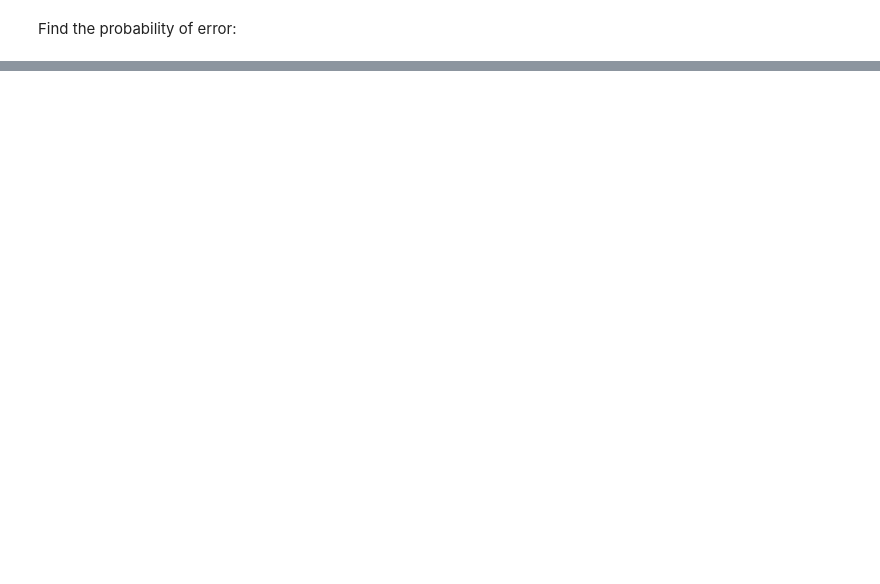
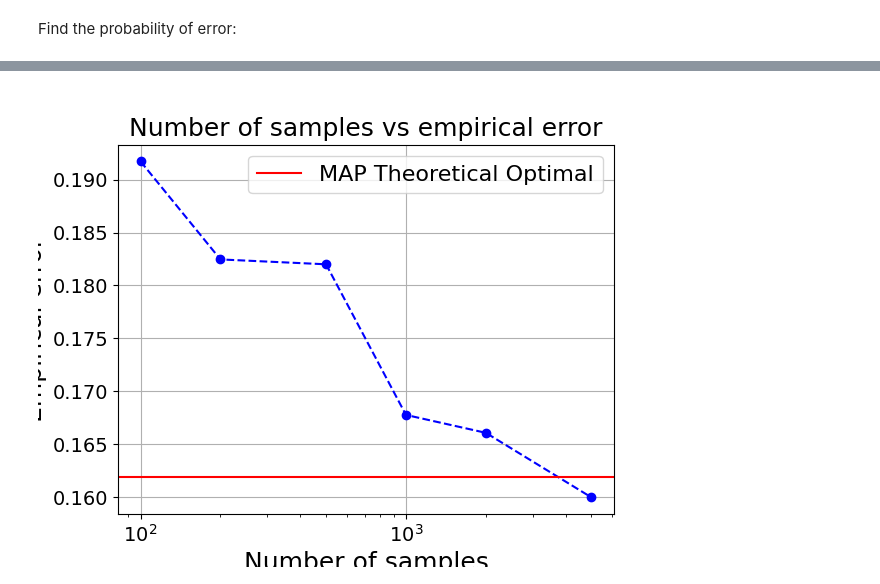
Before and after one commit to ethanholand/EECE5644, a Jupyter notebook: HW3/HW3Problem1.ipynb, the cells around one changed output, grey strips where cells are left out. Drawn from its saved outputs; the diff is of its cells as text; code cells hidden in the pictures; blank space fills up the shorter version.

```diff
--- a/HW3/HW3Problem1.ipynb
+++ b/HW3/HW3Problem1.ipynb
@@ -313,0 +239,12 @@ Empirically Estimated MLP Probability of Error: 0.1637
+# %%
+# ERM decisions:
+# If 0-1 loss then yield MAP decision rule, else ERM classifier
+Lambda = np.ones((C, C)) - np.eye(C)
+
+decisions = perform_erm_classification(X, Lambda, gmm_pdf, C)
+
+print('MAP classifier:')
+p_optimal = p_error(decisions, labels)
+
+# print('MLP classsifier:')
+# p_error(Z, labels)
@@ -313,0 +624,16 @@ Empirically Estimated MLP Probability of Error: 0.1637
+# %%
+error = np.zeros(n_sets)
+
+i= 0
+for N_train in N_train_set:
+    n_hidden_neurons = int(optimal_perceptrons[i])
+
+    # training 3 models using opt number of perceptrons:
+    error_1 = final_model_gen(N_train, N_valid, K, n_hidden_neurons)
+    error_2 = final_model_gen(N_train, N_valid, K, n_hidden_neurons)
+    error_3 = final_model_gen(N_train, N_valid, K, n_hidden_neurons)
+
+    error[i] = np.min([error_1, error_2, error_3]) #taking the min, prevents getting stuck in local minima
+
+    print('For N={}, optimal number of perceptrons is {}, producing p_error = {}'.format(N_train, n_hidden_neurons, error[i]))
+    i +=1
@@ -313,0 +658,13 @@ Empirically Estimated MLP Probability of Error: 0.1637
+# %%
+fig, ax = plt.subplots()
+ax.set_xscale('log')
+plt.plot(N_train_set, error, '--bo')
+plt.title('Number of samples vs empirical error')
+plt.grid()
+plt.xlabel('Number of samples')
+plt.ylabel('Empirical error')
+plt.axhline(y=p_optimal, color='r', label='MAP Theoretical Optimal')
+plt.legend()
+plt.show()
+# %% [output]
+[figure, added]
```
Also changed, not shown: parts of 24 cells of this notebook.
